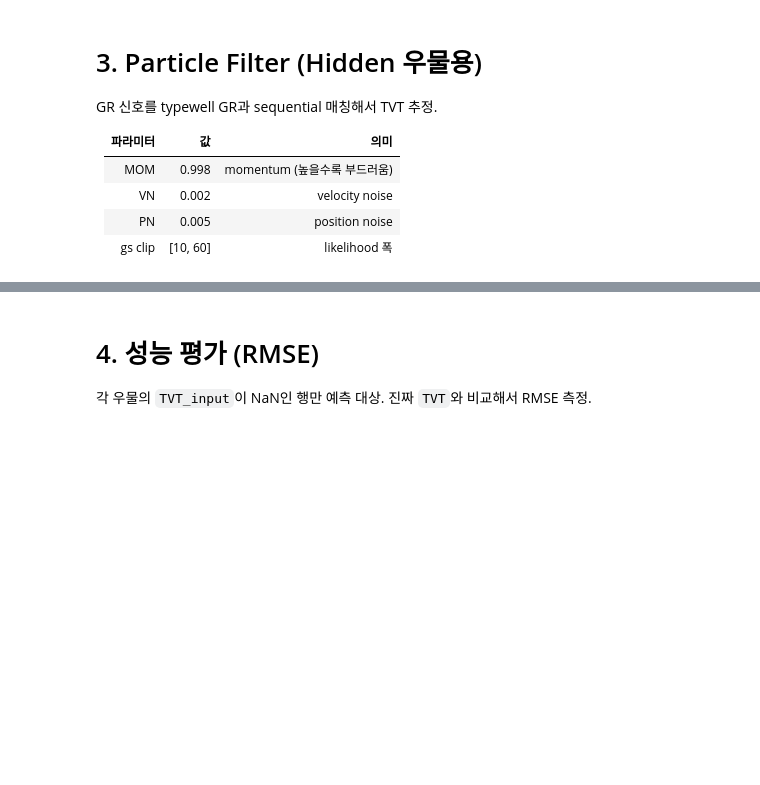
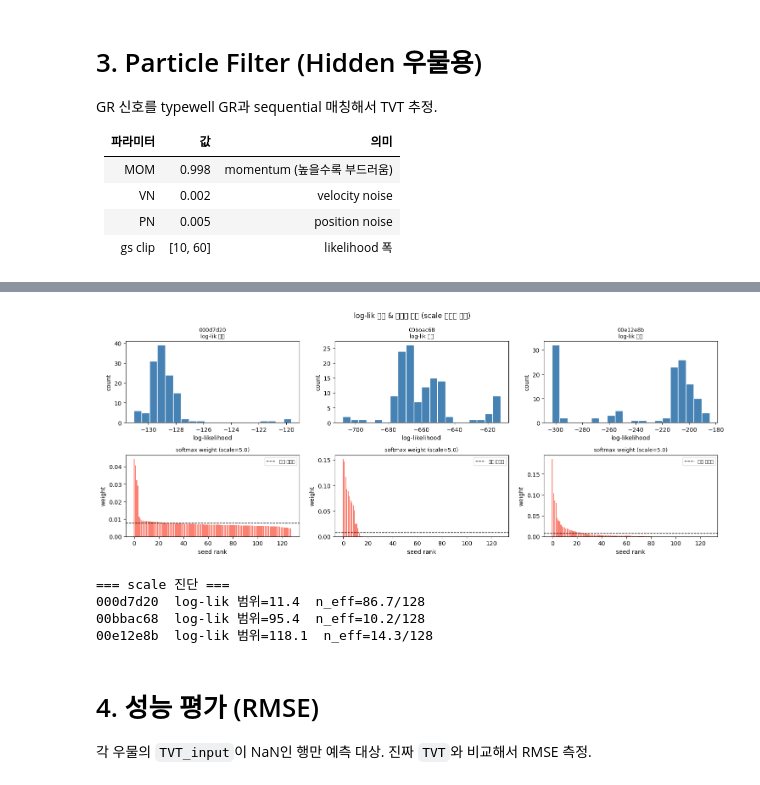
Before and after one commit to yejinkyo/ROGII, a Jupyter notebook: notebooks/07_physical_pf.ipynb, the cells around one changed output, grey strips where cells are left out. Cells and saved outputs as stored; diff of their text form; code cells hidden in the pictures; blank space fills up the shorter version.

Commit message:
plot: scale=5일 때 seed 기여 시각화 및 기여도 계산 === scale 진단 === 000d7d20  log-lik 범위=11.4  n_eff=86.7/128 00bbac68  log-lik 범위=95.4  n_eff=10.2/128 00e12e8b  log-lik 범위=118.1  n_eff=14.3/128

```diff
--- a/notebooks/07_physical_pf.ipynb
+++ b/notebooks/07_physical_pf.ipynb
@@ -60,7 +61,7 @@ GR 신호를 typewell GR과 sequential 매칭해서 TVT 추정.
 | PN | 0.005 | position noise |
 | gs clip | [10, 60] | likelihood 폭 |
 # %%
-def run_particle_filter(hw, tw, n_particles=500, seed=42):
+def run_particle_filter(hw, tw, n_particles=2000, seed=42):
     """
     GR 매칭 기반 Particle Filter (baseline 파라미터).
     """
@@ -149,7 +150,8 @@ def run_particle_filter(hw, tw, n_particles=500, seed=42):
     out_vals[list(ev.index)] = res
     return out_vals, log_lik
 # %%
-def run_pf_lik_ensemble(hw, tw, n_particles=500, n_seeds=16, scale=5.0):
+def run_pf_lik_ensemble(hw, tw, n_particles=500, n_seeds=16, scale=5.0,
+                        return_internals=False):
     """
     여러 seed로 PF 돌리고 log-likelihood 가중평균.
     """
@@ -162,4 +164,7 @@ def run_pf_lik_ensemble(hw, tw, n_particles=500, n_seeds=16, scale=5.0):
     liks = np.array(liks)
     weights = np.exp((liks - liks.max()) / scale)
     weights /= weights.sum()
-    return (weights[:, None] * np.stack(preds, 0)).sum(0)
+    ensemble_pred = (weights[:, None] * np.stack(preds, 0)).sum()
+    if return_internals:
+        return ensemble_pred, liks, weights
+    return ensemble_pred
@@ -166,3 +176,55 @@ def run_pf_lik_ensemble(hw, tw, n_particles=500, n_seeds=16, scale=5.0):
+# %%
+PROBE_WIDS    = TRAIN_WIDS[:3]
+PROBE_N_SEEDS = 128
+PROBE_SCALE   = 5.0
+
+fig, axes = plt.subplots(2, 3, figsize=(15, 6))
+
+for col, wid in enumerate(PROBE_WIDS):
+    hw, tw = load_well(wid, 'train')
+    _, liks, weights = run_pf_lik_ensemble(
+        hw, tw, n_particles=500, n_seeds=PROBE_N_SEEDS,
+        scale=PROBE_SCALE, return_internals=True
+    )
+
+    # 위쪽 행: log-likelihood 히스토그램
+    ax_lik = axes[0, col]
+    ax_lik.hist(liks, bins=20, color='steelblue', edgecolor='white')
+    ax_lik.set_title(f'{wid}\nlog-lik 분포', fontsize=9)
+    ax_lik.set_xlabel('log-likelihood')
+    ax_lik.set_ylabel('count')
+
+    # 아래쪽 행: softmax 가중치 분포 (내림차순)
+    ax_w = axes[1, col]
+    ax_w.bar(range(len(weights)), np.sort(weights)[::-1], color='salmon')
+    ax_w.axhline(1 / PROBE_N_SEEDS, color='k', linestyle='--', linewidth=1,
+                 label='균등 가중치')
+    ax_w.set_title(f'softmax weight (scale={PROBE_SCALE})', fontsize=9)
+    ax_w.set_xlabel('seed rank')
+    ax_w.set_ylabel('weight')
+    ax_w.legend(fontsize=8)
+
+plt.suptitle('log-lik 분포 & 가중치 분포 (scale 적절성 확인)', fontsize=12)
+plt.tight_layout()
+plt.show()
+
+# n_eff (seed 수) 로 scale 진단
+print('\n=== scale 진단 ===')
+for wid in PROBE_WIDS:
+    hw, tw = load_well(wid, 'train')
+    _, liks, weights = run_pf_lik_ensemble(
+        hw, tw, n_particles=500, n_seeds=PROBE_N_SEEDS,
+        scale=PROBE_SCALE, return_internals=True
+    )
+    n_eff = 1.0 / (weights ** 2).sum()
+    lik_range = liks.max() - liks.min()
+    print(f'{wid}  log-lik 범위={lik_range:.1f}  n_eff={n_eff:.1f}/{PROBE_N_SEEDS}')
+# %% [output]
+[figure, added]
+=== scale 진단 ===
+000d7d20  log-lik 범위=11.4  n_eff=86.7/128
+00bbac68  log-lik 범위=95.4  n_eff=10.2/128
+00e12e8b  log-lik 범위=118.1  n_eff=14.3/128
 # %% [markdown]
 # 4. 성능 평가 (RMSE)
 
```
Also changed, not shown: parts of 3 cells of this notebook.
